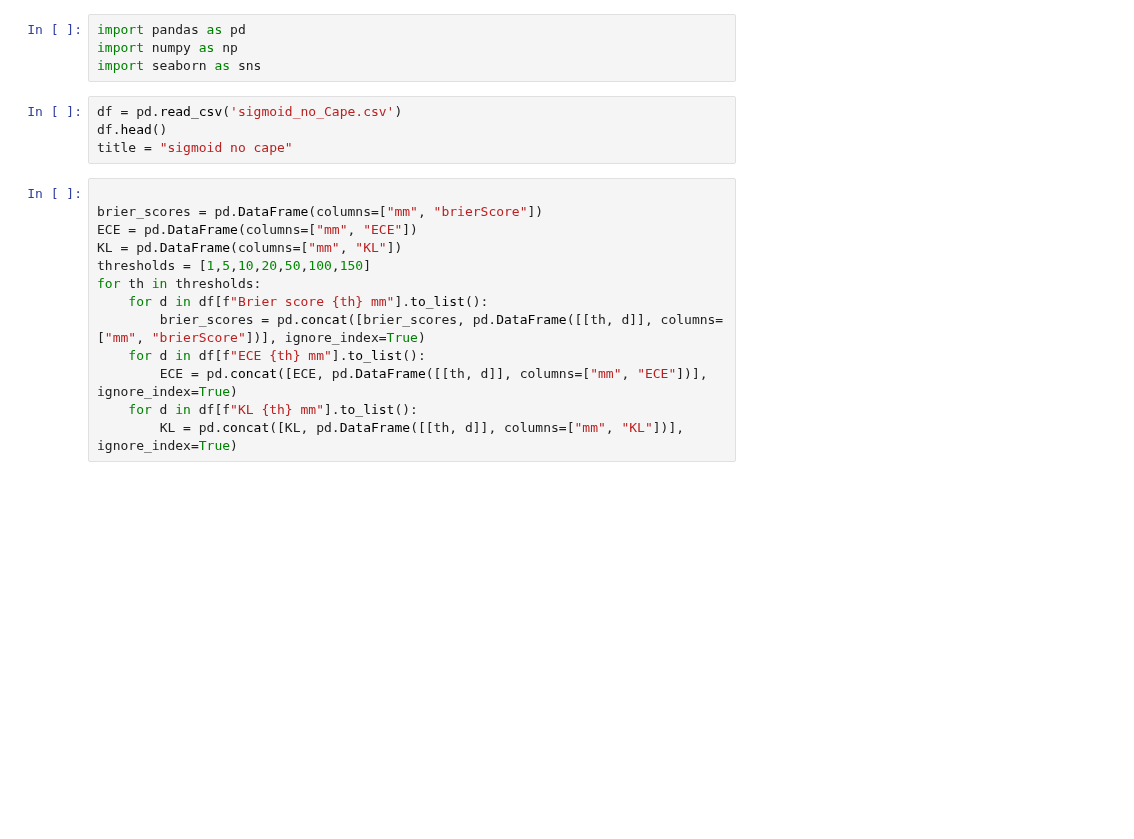
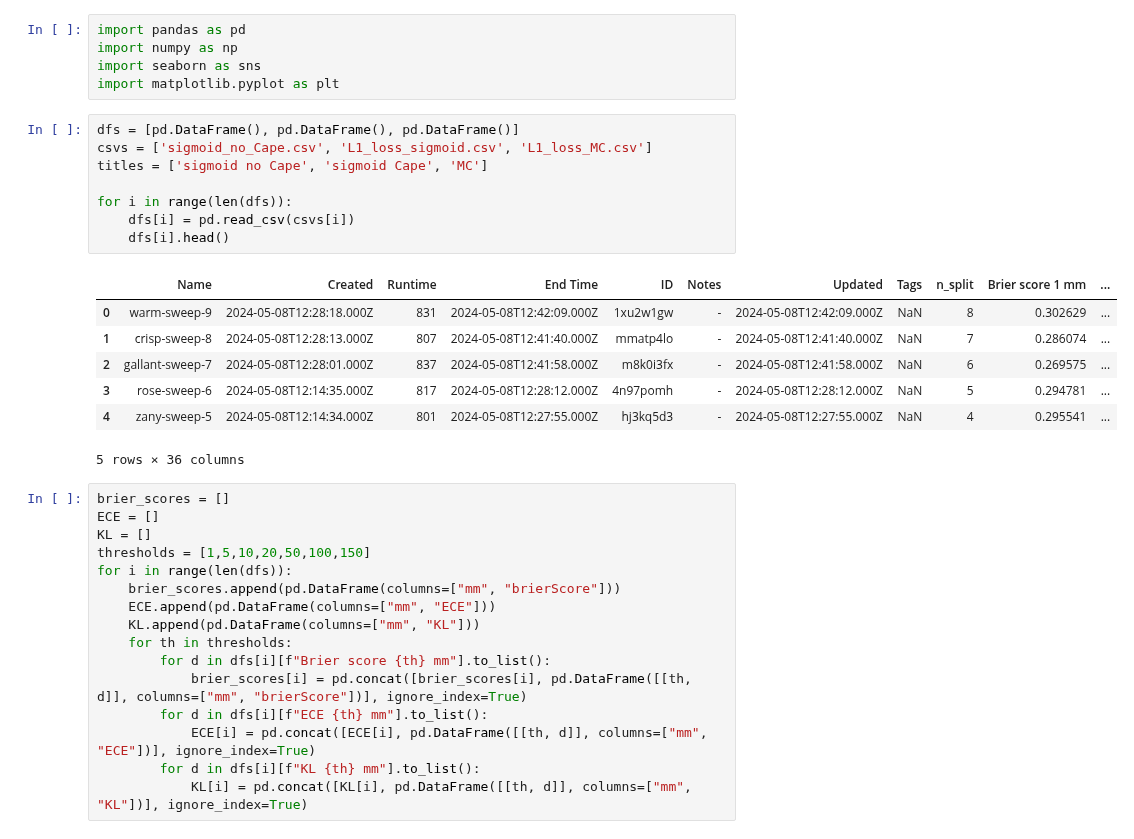
Before and after one commit to simone7monaco/rainfall-prediction, a Jupyter notebook: notebooks/plot.ipynb, the cells around one changed output. Saved outputs shown, nothing was run; the diff lists cells and outputs as text; blank space fills up the shorter version.

```diff
--- a/notebooks/plot.ipynb
+++ b/notebooks/plot.ipynb
@@ -2,21 +2,37 @@
 import pandas as pd
 import numpy as np
 import seaborn as sns
+import matplotlib.pyplot as plt
-# %%
-df = pd.read_csv('sigmoid_no_Cape.csv')
-df.head()
-title = "sigmoid no cape"
+# %%
+dfs = [pd.DataFrame(), pd.DataFrame(), pd.DataFrame()]
+csvs = ['sigmoid_no_Cape.csv', 'L1_loss_sigmoid.csv', 'L1_loss_MC.csv']
+titles = ['sigmoid no Cape', 'sigmoid Cape', 'MC']
+
+for i in range(len(dfs)):
+	dfs[i] = pd.read_csv(csvs[i])
+	dfs[i].head()
+# %% [output]
+|  | Name | Created | Runtime | End Time | ID | Notes | Updated | Tags | n_split | Brier score 1 mm | ... |
+| 0 | warm-sweep-9 | 2024-05-08T12:28:18.000Z | 831 | 2024-05-08T12:42:09.000Z | 1xu2w1gw | - | 2024-05-08T12:42:09.000Z | NaN | 8 | 0.302629 | ... |
+| 1 | crisp-sweep-8 | 2024-05-08T12:28:13.000Z | 807 | 2024-05-08T12:41:40.000Z | mmatp4lo | - | 2024-05-08T12:41:40.000Z | NaN | 7 | 0.286074 | ... |
+| 2 | gallant-sweep-7 | 2024-05-08T12:28:01.000Z | 837 | 2024-05-08T12:41:58.000Z | m8k0i3fx | - | 2024-05-08T12:41:58.000Z | NaN | 6 | 0.269575 | ... |
+| 3 | rose-sweep-6 | 2024-05-08T12:14:35.000Z | 817 | 2024-05-08T12:28:12.000Z | 4n97pomh | - | 2024-05-08T12:28:12.000Z | NaN | 5 | 0.294781 | ... |
+| 4 | zany-sweep-5 | 2024-05-08T12:14:34.000Z | 801 | 2024-05-08T12:27:55.000Z | hj3kq5d3 | - | 2024-05-08T12:27:55.000Z | NaN | 4 | 0.295541 | ... |
+5 rows × 36 columns
 # %%
-
-brier_scores = pd.DataFrame(columns=["mm", "brierScore"])
-ECE = pd.DataFrame(columns=["mm", "ECE"])
-KL = pd.DataFrame(columns=["mm", "KL"])
+brier_scores = []
+ECE = []
+KL = []
 thresholds = [1,5,10,20,50,100,150]
-for th in thresholds:
-    for d in df[f"Brier score {th} mm"].to_list():
-        brier_scores = pd.concat([brier_scores, pd.DataFrame([[th, d]], columns=["mm", "brierScore"])], ignore_index=True)
-    for d in df[f"ECE {th} mm"].to_list():
-        ECE = pd.concat([ECE, pd.DataFrame([[th, d]], columns=["mm", "ECE"])], ignore_index=True)
-    for d in df[f"KL {th} mm"].to_list():
-        KL = pd.concat([KL, pd.DataFrame([[th, d]], columns=["mm", "KL"])], ignore_index=True)
+for i in range(len(dfs)):
+    brier_scores.append(pd.DataFrame(columns=["mm", "brierScore"]))
+    ECE.append(pd.DataFrame(columns=["mm", "ECE"]))
+    KL.append(pd.DataFrame(columns=["mm", "KL"]))
+    for th in thresholds:
+        for d in dfs[i][f"Brier score {th} mm"].to_list():
+            brier_scores[i] = pd.concat([brier_scores[i], pd.DataFrame([[th, d]], columns=["mm", "brierScore"])], ignore_index=True)
+        for d in dfs[i][f"ECE {th} mm"].to_list():
+            ECE[i] = pd.concat([ECE[i], pd.DataFrame([[th, d]], columns=["mm", "ECE"])], ignore_index=True)
+        for d in dfs[i][f"KL {th} mm"].to_list():
+            KL[i] = pd.concat([KL[i], pd.DataFrame([[th, d]], columns=["mm", "KL"])], ignore_index=True)
 # %%
```
Also changed, not shown: parts of 4 cells of this notebook.
